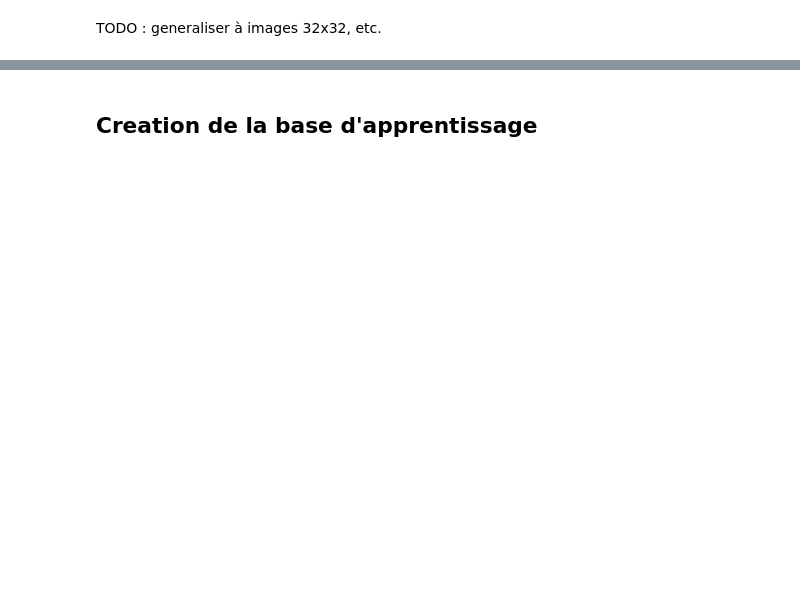
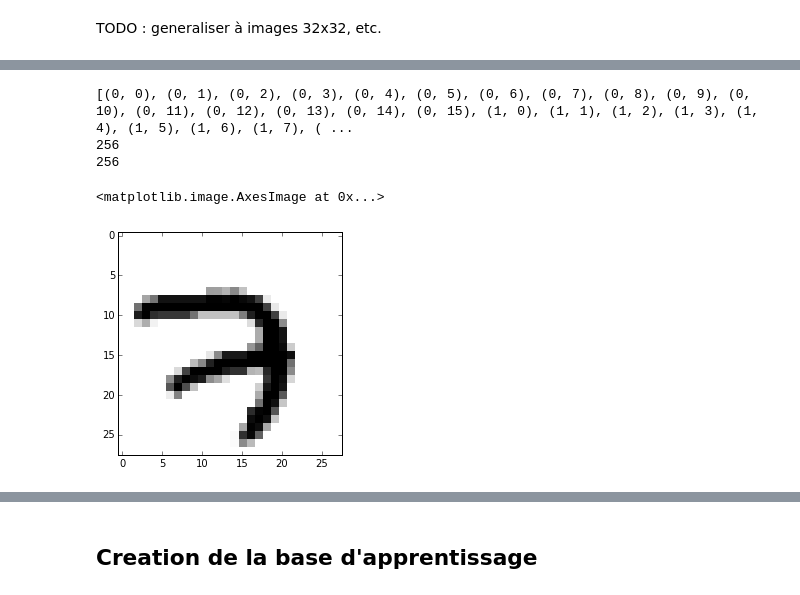
Before and after one commit to gdbmanu/ProjS8-git, a Jupyter notebook: mnist-waveimage-tests.ipynb, the cells around one changed output, grey strips where cells are left out. Cells and saved outputs as stored; diff of their text form; code cells hidden in the pictures; blank space fills up the shorter version.

```diff
--- a/mnist-waveimage-tests.ipynb
+++ b/mnist-waveimage-tests.ipynb
@@ -25,7 +34,20 @@ mnist = input_data.read_data_sets("MNIST_data/")
+# %%
+print calc_U((32,32), 5, 6)
+print len(calc_U((32,32), 5, 6))
+print 16 * 16
+# %% [output]
+[(0, 0), (0, 1), (0, 2), (0, 3), (0, 4), (0, 5), (0, 6), (0, 7), (0, 8), (0, 9), (0, 10), (0, 11), (0, 12), (0, 13), (0, 14), (0, 15), (1, 0), (1, 1), (1, 2), (1, 3), (1, 4), (1, 5), (1, 6), (1, 7), ( ...
+256
+256
 # %%
 x = mnist.train.images[0]
 image = mnist_reshape_32(x, i_offset = -10, j_offset = -10)
 waveImage = WaveImage(image = image)
+# %%
+plt.imshow(x.reshape(28, 28), interpolation = 'nearest', cmap = 'gray_r')
+# %% [output]
+<matplotlib.image.AxesImage at 0x...>
+[figure, added]
 # %%
 def mnist_reshape_32_buf(x):
     assert x.shape == (28 * 28,)
```
Also changed, not shown: parts of 102 cells of this notebook.
